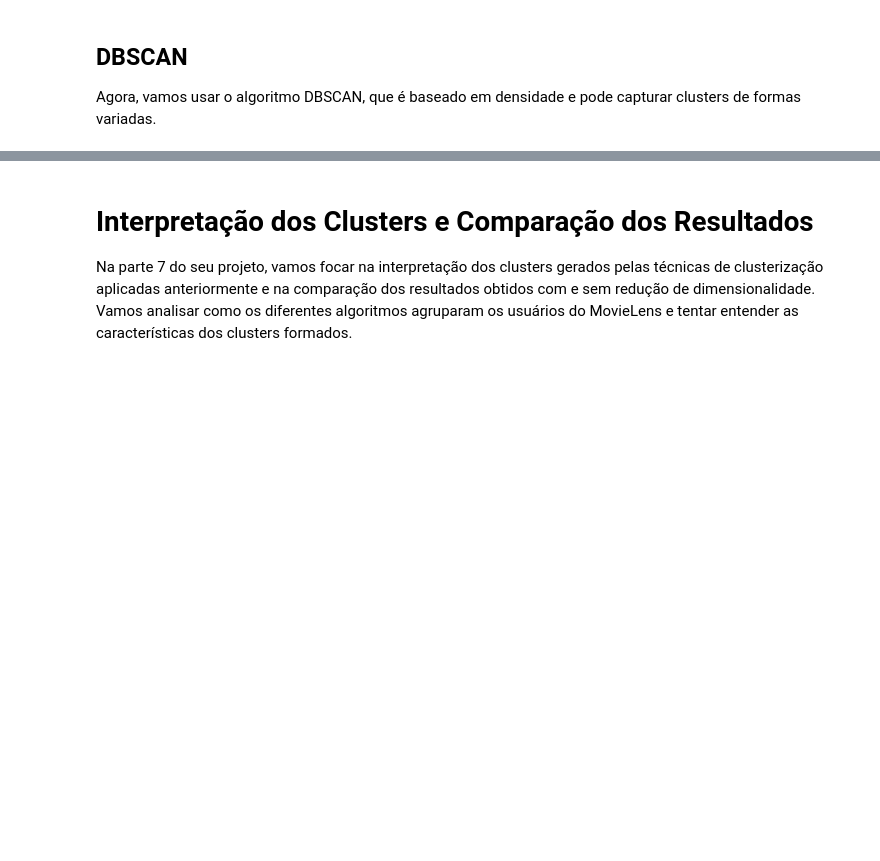
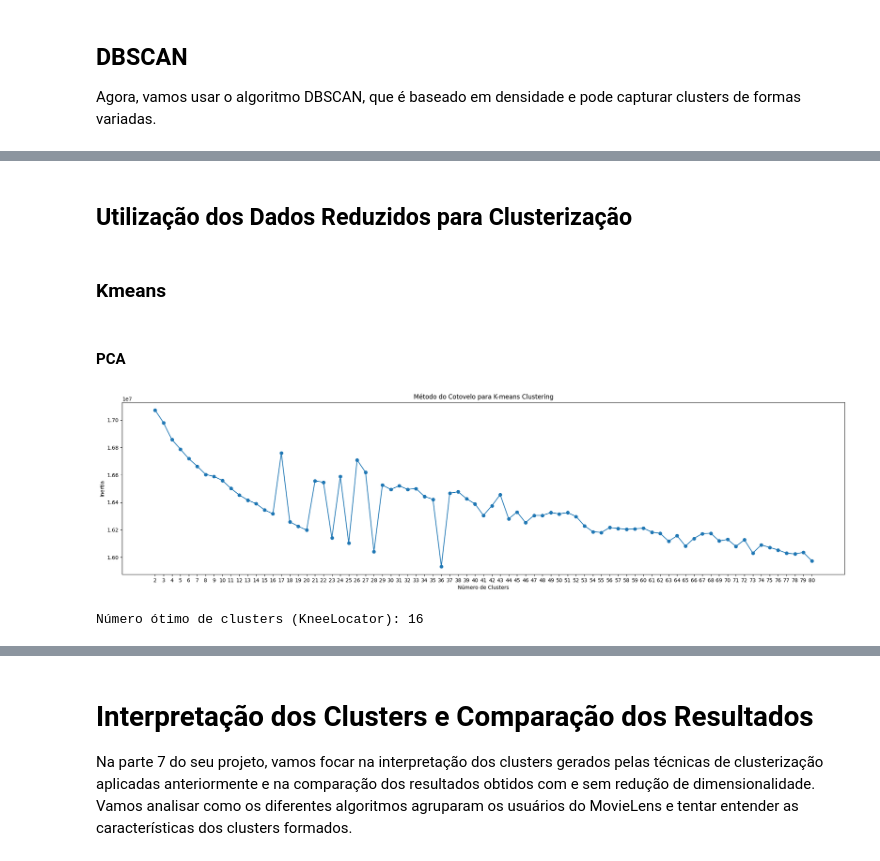
Before and after one commit to antonnyvictor18/data-mining, a Jupyter notebook: TP4/ml-1m/notebook.ipynb, the cells around one changed output, grey strips where cells are left out. Saved outputs shown, nothing was run; the diff lists cells and outputs as text; code cells hidden in the pictures; blank space fills up the shorter version.

```diff
--- a/TP4/ml-1m/notebook.ipynb
+++ b/TP4/ml-1m/notebook.ipynb
@@ -607,0 +565,21 @@ clusters_svd = kmeans_svd.fit_predict(data_transformed)
+# %% [markdown]
+## Utilização dos Dados Reduzidos para Clusterização
+# %% [markdown]
+### Kmeans
+# %% [markdown]
+#### PCA
+# %%
+inertia = calculate_wcss(data_pca)
+plt.figure(figsize=(25, 6))
+plt.plot(range(2, 81), inertia, marker='o')
+plt.title('Método do Cotovelo para K-means Clustering')
+plt.xlabel('Número de Clusters')
+plt.ylabel('Inertia')
+plt.xticks(range(2, 81))
+plt.show()
+
+kl_pca = KneeLocator(range(2, 81), inertia, curve="convex", direction="decreasing")
+print(f'Número ótimo de clusters (KneeLocator): {kl_pca.elbow}')
+# %% [output]
+[figure, added]
+Número ótimo de clusters (KneeLocator): 16
```
Also changed, not shown: parts of 76 cells of this notebook.
